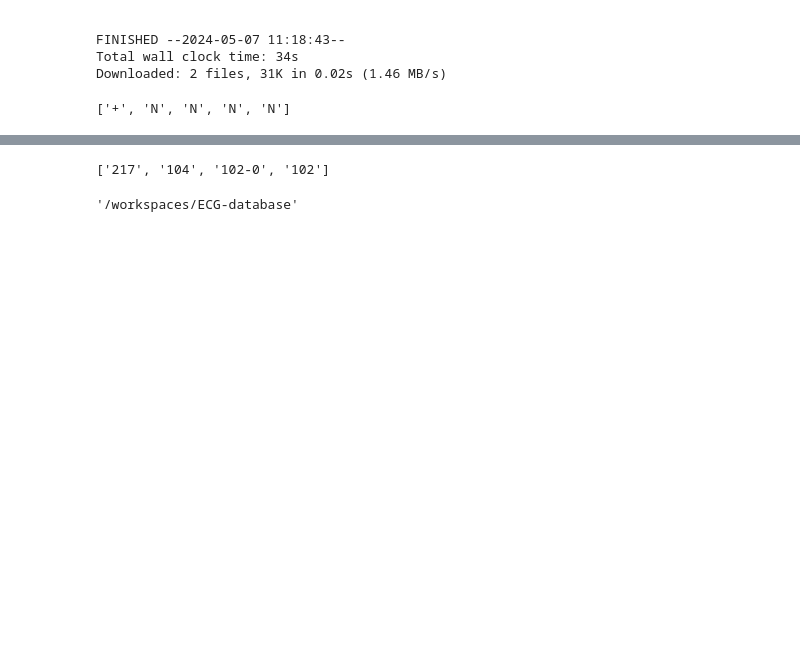
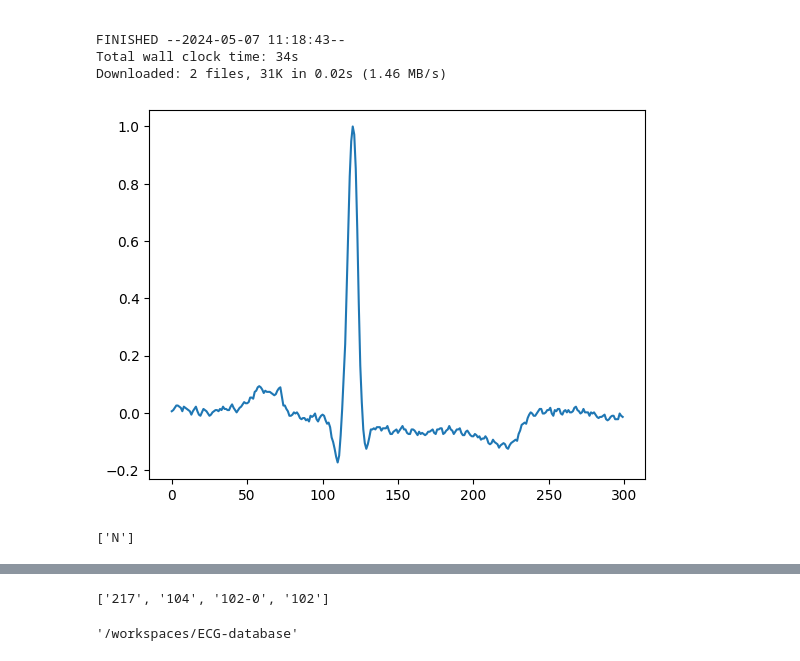
Before and after one commit to qqwqy/ECG-database, a Jupyter notebook: ECG信号处理 (1).ipynb, the cells around one changed output, grey strips where cells are left out. Saved outputs shown, nothing was run; the diff lists cells and outputs as text; code cells hidden in the pictures; blank space fills up the shorter version.

```diff
--- a/ECG信号处理 (1).ipynb
+++ b/ECG信号处理 (1).ipynb
@@ -69,25 +69,31 @@ amplitude = pd.DataFrame(amplitude)
 # signal = denoise(signal)
 # %%
 # 获取心拍，并分类
-record = wfdb.rdrecord('./physionet.org/files/mitdb/1.0.0/100', # 文件所在路径
-                       sampfrom=0, # 读取100这个记录的起点，从第0个点开始读
-                       sampto=4000, # 读取记录的终点，到1000个点结束
+
+url= './physionet.org/files/mitdb/1.0.0/100'
+sampfrom=250
+sampto=550
+record = wfdb.rdrecord(url, # 文件所在路径
+                       sampfrom=sampfrom, # 读取100这个记录的起点，从第0个点开始读
+                       sampto=sampto, # 读取记录的终点，到1000个点结束
                        physical=False, # 若为True则读取原始信号p_signal，如果为False则读取数字信号d_signal，默认为False
                        channels=[0]) # 读取那个通道，也可以用channel_names指定某个通道;如channel_names=['MLII']
 signal = record.d_signal[0:1000]
 amplitude = (signal - np.min(signal))
 amplitude = amplitude - np.mean(amplitude)
 amplitude = amplitude / np.max(amplitude)
 amplitude = pd.DataFrame(amplitude)
 amplitude.to_csv('N_ecg.csv')  #未去噪的V类ECG数据
 
-
-signal_ann = wfdb.rdann("./physionet.org/files/mitdb/1.0.0/100", "atr", sampfrom=0, sampto=1000)
+plt.plot(amplitude)
+plt.show()
+signal_ann = wfdb.rdann(url, "atr", sampfrom=sampfrom, sampto=sampto)
 # 将读取到的annatations的心拍绘制到心电图上
 
 print(signal_ann.symbol)
 # %% [output]
+[figure, added]
-['+', 'N', 'N', 'N', 'N']
+['N']
 # %%
 # 找出F类心拍
 url= './physionet.org/files/mitdb/1.0.0/208'
```
Also changed, not shown: parts of 6 cells of this notebook, 4 other files.
